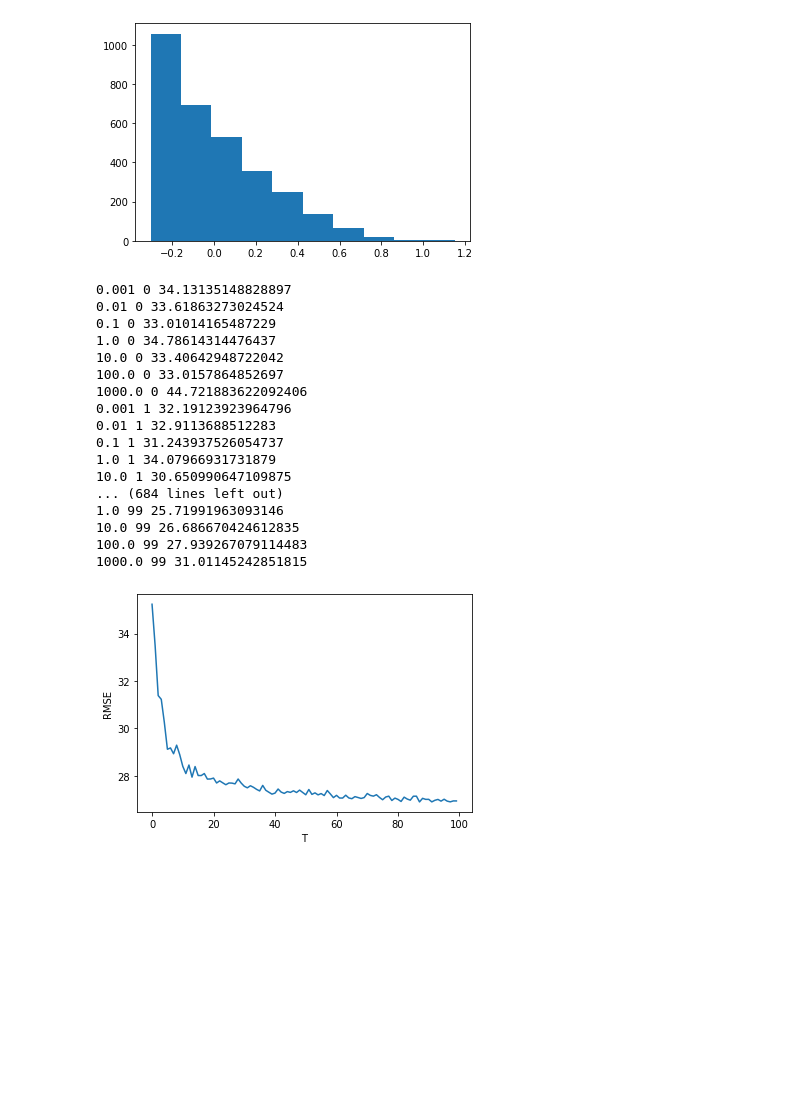
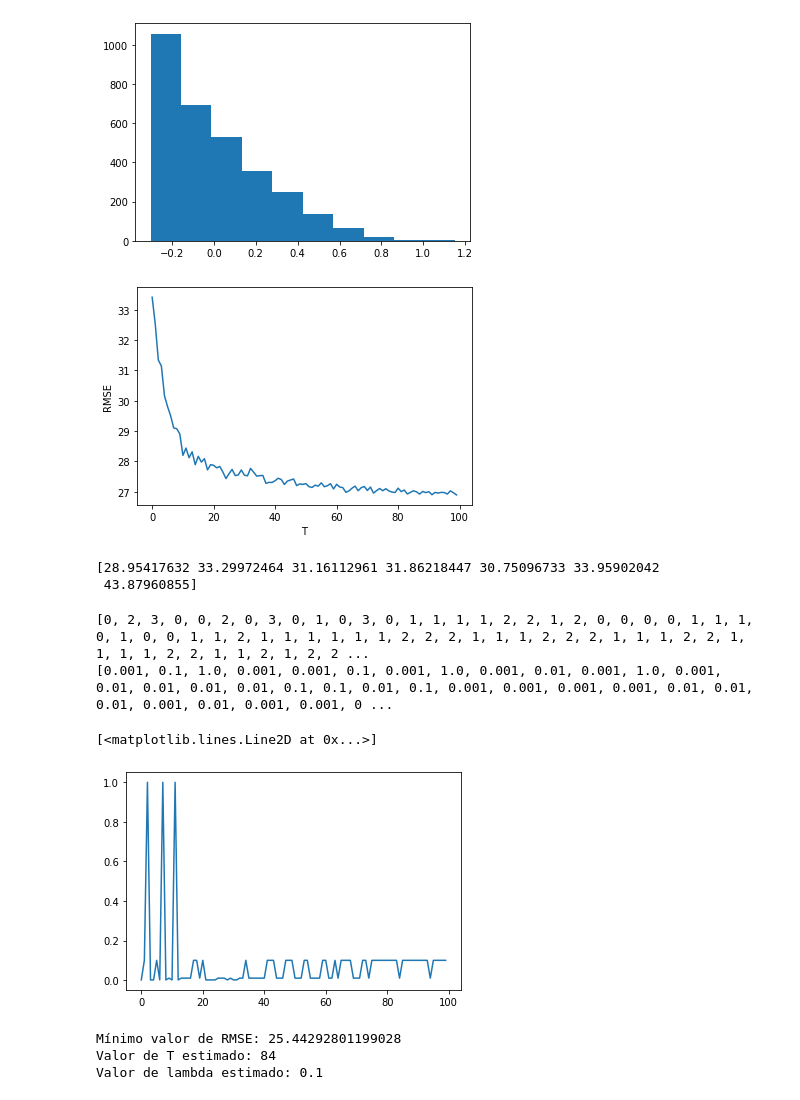
Before and after one commit to marinacer/EFC1, a Jupyter notebook: EFC1.ipynb, the cells around one changed output. Cells and saved outputs as stored; diff of their text form; code cells hidden in the pictures; blank space fills up the shorter version.

```diff
--- a/EFC1.ipynb
+++ b/EFC1.ipynb
@@ -189,34 +189,50 @@ for t in range(len(Tvec)):
 
             rmseT += rmse(y_test_kfold2, y_pred_kfold2)
         result[t,lambridge] = rmseT/n_splits_kfold2
-        print(lambvec[lambridge],t,result[t,lambridge])
+        #print(lambvec[lambridge],t,result[t,lambridge])
-# %% [output]
-0.001 0 34.13135148828897
-0.01 0 33.61863273024524
-0.1 0 33.01014165487229
-1.0 0 34.78614314476437
-10.0 0 33.40642948722042
-100.0 0 33.0157864852697
-1000.0 0 44.721883622092406
-0.001 1 32.19123923964796
-0.01 1 32.9113688512283
-0.1 1 31.243937526054737
-1.0 1 34.07966931731879
-10.0 1 30.650990647109875
-... (684 lines left out)
-1.0 99 25.71991963093146
-10.0 99 26.686670424612835
-100.0 99 27.939267079114483
-1000.0 99 31.01145242851815
 # %%
-# gráfico do RMSE médio em função de T
+# a.) gráfico do RMSE médio em função de T
 rmse_mean = []
 for i in range(len(Tvec)):
     rmse_mean.append(np.mean(result[i]))
-
 plt.plot(range(len(rmse_mean)),rmse_mean)
 plt.xlabel("T")
 plt.ylabel("RMSE")
 plt.show()
+print(result[0])
 # %% [output]
-[figure, old version]
+[figure, new version]
+[28.95417632 33.29972464 31.16112961 31.86218447 30.75096733 33.95902042
+ 43.87960855]
+# %%
+# b.) melhor valor do parâmetro de regularização para cada valor de T
+index_array = []
+index_minimo = []
+lamb = []
+for i in range(len(result)):
+    index_array.append(np.where(result[i] == np.amin(result[i])))
+    index_minimo.append(index_array[i][0][0])
+    lamb.append(lambvec[index_minimo[i]])
+
+print(index_minimo)
+print(lamb)
+plt.plot(range(len(lamb)),lamb)
+# %% [output]
+[0, 2, 3, 0, 0, 2, 0, 3, 0, 1, 0, 3, 0, 1, 1, 1, 1, 2, 2, 1, 2, 0, 0, 0, 0, 1, 1, 1, 0, 1, 0, 0, 1, 1, 2, 1, 1, 1, 1, 1, 1, 2, 2, 2, 1, 1, 1, 2, 2, 2, 1, 1, 1, 2, 2, 1, 1, 1, 1, 2, 2, 1, 1, 2, 1, 2, 2 ...
+[0.001, 0.1, 1.0, 0.001, 0.001, 0.1, 0.001, 1.0, 0.001, 0.01, 0.001, 1.0, 0.001, 0.01, 0.01, 0.01, 0.01, 0.1, 0.1, 0.01, 0.1, 0.001, 0.001, 0.001, 0.001, 0.01, 0.01, 0.01, 0.001, 0.01, 0.001, 0.001, 0 ...
+[<matplotlib.lines.Line2D at 0x...>]
+[figure, added]
+# %%
+# lambda para o menor rmse em result
+amin = np.where(result == np.amin(result))
+index_min = list(zip(amin[0],amin[1]))
+T = (index_min[0][0]) + 1
+lamb = lambvec[index_min[0][1]]
+
+print('Mínimo valor de RMSE:',min(rmse_min))
+print('Valor de T estimado:',T)
+print('Valor de lambda estimado:',lamb)
+# %% [output]
+Mínimo valor de RMSE: 25.44292801199028
+Valor de T estimado: 84
+Valor de lambda estimado: 0.1
```
Also changed, not shown: parts of 5 cells of this notebook.
